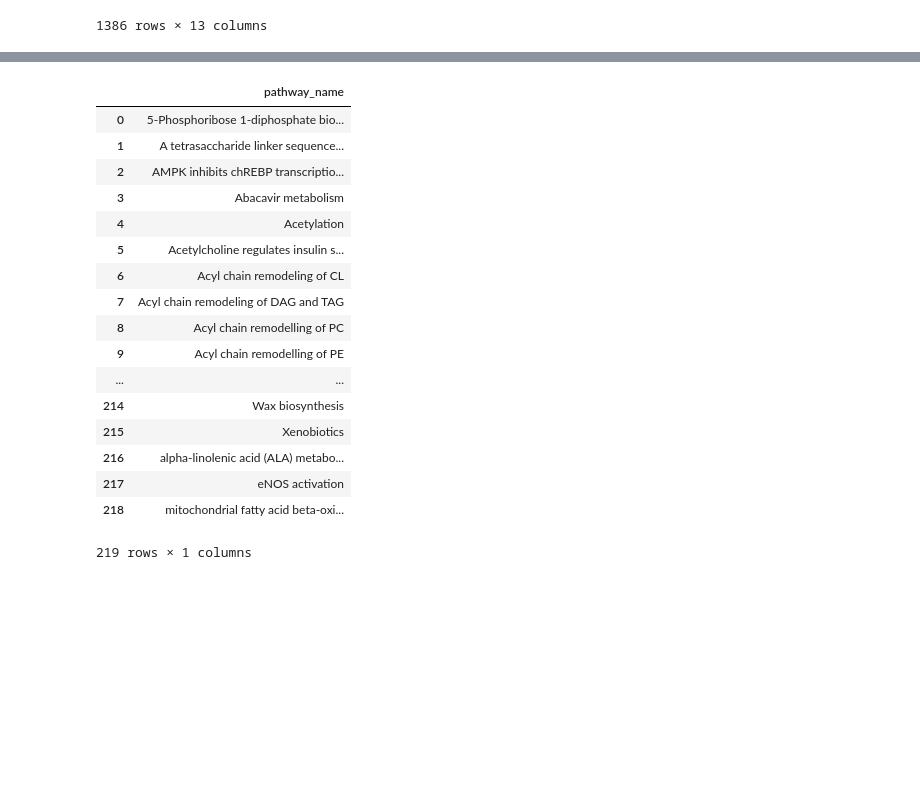
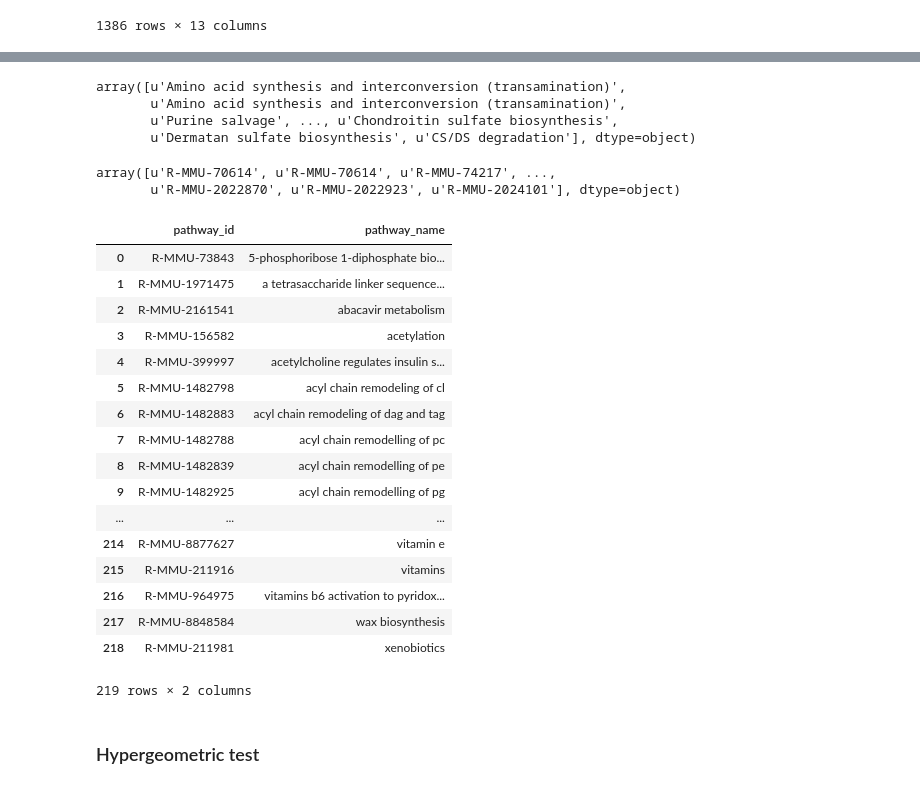
Before and after one commit to glasgowcompbio/GraphOmics, a Jupyter notebook: notebooks/analyse_reactome.ipynb, the cells around one changed output, grey strips where cells are left out. Saved outputs shown, nothing was run; the diff lists cells and outputs as text; code cells hidden in the pictures; blank space fills up the shorter version.

```diff
--- a/notebooks/analyse_reactome.ipynb
+++ b/notebooks/analyse_reactome.ipynb
@@ -151,7 +164,7 @@ print combined_reactions[0:10]
 # %% [markdown]
 This is a map of reactions to pathways that are under the top-level biochemical ('Metabolism') pathways
 # %%
-pathway_mapping = reaction_to_metabolite_pathway(combined_reactions, species, show_progress_bar=True, last_pathway=True)
+pathway_mapping = reaction_to_metabolite_pathway(combined_reactions, species, show_progress_bar=True, leaf=True)
 print len(pathway_mapping)
 print pathway_mapping['R-MMU-2395768']
 # %% [output]
@@ -194,6 +206,0 @@ How many unique pathways?
-# %%
-pathway_names = []
-for names in reaction_df['pathway_names'].values:
-    ps = names.split(':')
-    pathway_names.extend(ps)
-unique_names = sorted(list(set(pathway_names)))
@@ -206,21 +207,49 @@ print pathway_df.shape
-# %%
-pathway_df
-# %% [output]
-|  | pathway_name |
-| 0 | 5-Phosphoribose 1-diphosphate bio... |
-| 1 | A tetrasaccharide linker sequence... |
-| 2 | AMPK inhibits chREBP transcriptio... |
-| 3 | Abacavir metabolism |
-| 4 | Acetylation |
-| 5 | Acetylcholine regulates insulin s... |
-| 6 | Acyl chain remodeling of CL |
-| 7 | Acyl chain remodeling of DAG and TAG |
-| 8 | Acyl chain remodelling of PC |
-| 9 | Acyl chain remodelling of PE |
-| ... | ... |
-| 214 | Wax biosynthesis |
-| 215 | Xenobiotics |
-| 216 | alpha-linolenic acid (ALA) metabo... |
-| 217 | eNOS activation |
-| 218 | mitochondrial fatty acid beta-oxi... |
-219 rows × 1 columns
+# %%
+reaction_df['pathway_names'].values
+# %% [output]
+array([u'Amino acid synthesis and interconversion (transamination)',
+       u'Amino acid synthesis and interconversion (transamination)',
+       u'Purine salvage', ..., u'Chondroitin sulfate biosynthesis',
+       u'Dermatan sulfate biosynthesis', u'CS/DS degradation'], dtype=object)
+# %%
+reaction_df['pathway_ids'].values
+# %% [output]
+array([u'R-MMU-70614', u'R-MMU-70614', u'R-MMU-74217', ...,
+       u'R-MMU-2022870', u'R-MMU-2022923', u'R-MMU-2024101'], dtype=object)
+# %%
+pathway_ids_to_names = {}
+for ids, names in zip(reaction_df['pathway_ids'].values, reaction_df['pathway_names'].values):
+    pathway_ids = ids.split(':')
+    pathway_names = names.split(':')
+    for pid, pn in zip(pathway_ids, pathway_names):
+        pathway_ids_to_names[pid] = pn
+# %%
+data = []
+for pid, name in pathway_ids_to_names.iteritems():
+    row = (pid, name.lower(), )
+    data.append(row)
+
+pathway_df = pd.DataFrame(data, columns=['pathway_id', 'pathway_name'])
+pathway_df = pathway_df.sort_values(by='pathway_name').reset_index(drop=True)
+display(pathway_df)
+# %% [output]
+|  | pathway_id | pathway_name |
+| 0 | R-MMU-73843 | 5-phosphoribose 1-diphosphate bio... |
+| 1 | R-MMU-1971475 | a tetrasaccharide linker sequence... |
+| 2 | R-MMU-2161541 | abacavir metabolism |
+| 3 | R-MMU-156582 | acetylation |
+| 4 | R-MMU-399997 | acetylcholine regulates insulin s... |
+| 5 | R-MMU-1482798 | acyl chain remodeling of cl |
+| 6 | R-MMU-1482883 | acyl chain remodeling of dag and tag |
+| 7 | R-MMU-1482788 | acyl chain remodelling of pc |
+| 8 | R-MMU-1482839 | acyl chain remodelling of pe |
+| 9 | R-MMU-1482925 | acyl chain remodelling of pg |
+| ... | ... | ... |
+| 214 | R-MMU-8877627 | vitamin e |
+| 215 | R-MMU-211916 | vitamins |
+| 216 | R-MMU-964975 | vitamins b6 activation to pyridox... |
+| 217 | R-MMU-8848584 | wax biosynthesis |
+| 218 | R-MMU-211981 | xenobiotics |
+219 rows × 2 columns
+# %% [markdown]
+### Hypergeometric test
```
Also changed, not shown: parts of 13 cells of this notebook, 2 other files.
